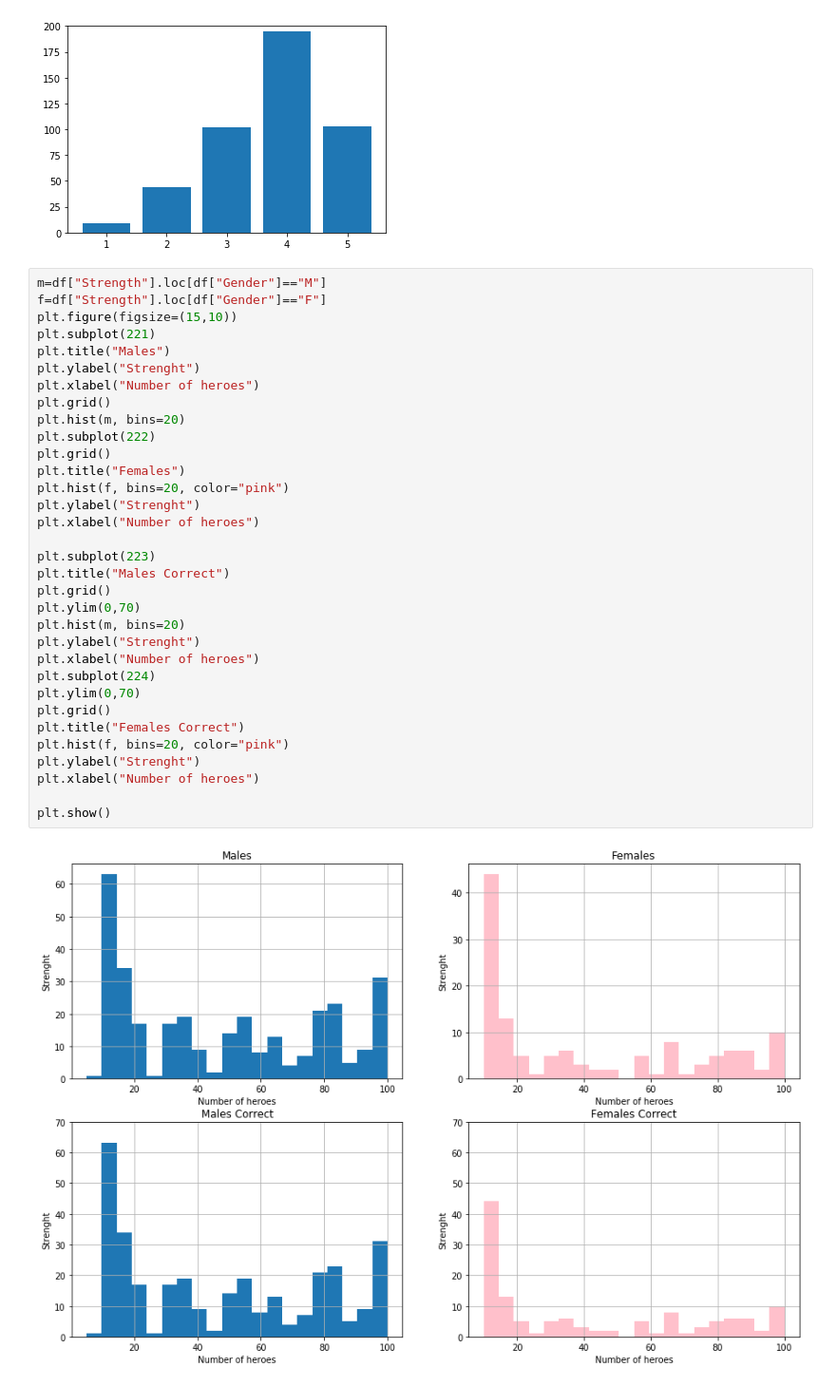
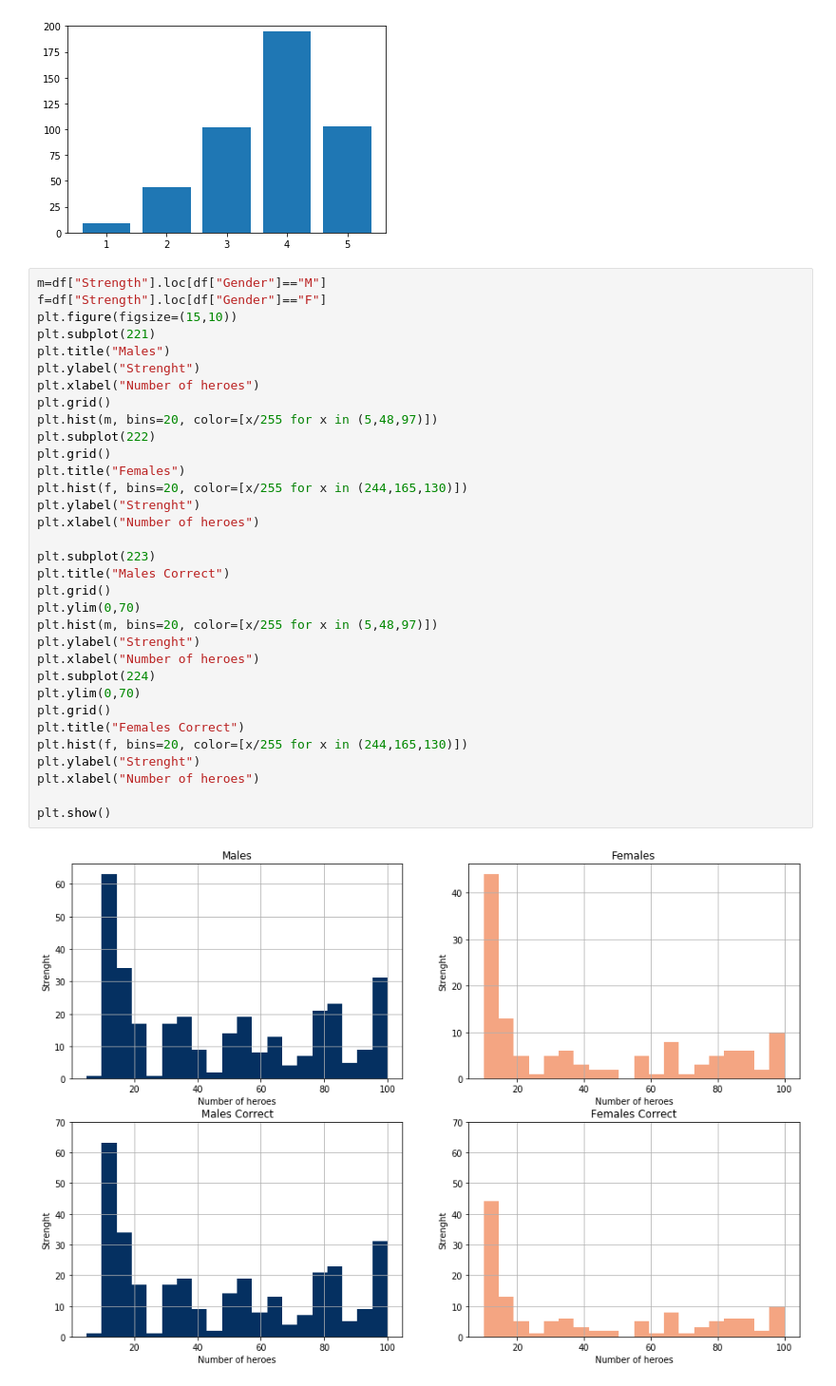
Before and after one commit to Bertonc98/BadCharts, a Jupyter notebook: chart.ipynb, the cells around one changed output. Shown: that part at 95% size. Drawn from its saved outputs; the diff is of its cells as text.

```diff
--- a/chart.ipynb
+++ b/chart.ipynb
@@ -100,35 +100,35 @@ plt.show()
 # %%
 m=df["Strength"].loc[df["Gender"]=="M"]
 f=df["Strength"].loc[df["Gender"]=="F"]
 plt.figure(figsize=(15,10))
 plt.subplot(221)
 plt.title("Males")
 plt.ylabel("Strenght")
 plt.xlabel("Number of heroes")
 plt.grid()
-plt.hist(m, bins=20)
+plt.hist(m, bins=20, color=[x/255 for x in (5,48,97)])
 plt.subplot(222)
 plt.grid()
 plt.title("Females")
-plt.hist(f, bins=20, color="pink")
+plt.hist(f, bins=20, color=[x/255 for x in (244,165,130)])
 plt.ylabel("Strenght")
 plt.xlabel("Number of heroes")
 
 plt.subplot(223)
 plt.title("Males Correct")
 plt.grid()
 plt.ylim(0,70)
-plt.hist(m, bins=20)
+plt.hist(m, bins=20, color=[x/255 for x in (5,48,97)])
 plt.ylabel("Strenght")
 plt.xlabel("Number of heroes")
 plt.subplot(224)
 plt.ylim(0,70)
 plt.grid()
 plt.title("Females Correct")
-plt.hist(f, bins=20, color="pink")
+plt.hist(f, bins=20, color=[x/255 for x in (244,165,130)])
 plt.ylabel("Strenght")
 plt.xlabel("Number of heroes")
 
 plt.show()
 # %% [output]
-[figure, old version]
+[figure, new version]
```
Also changed, not shown: 1 other file.
